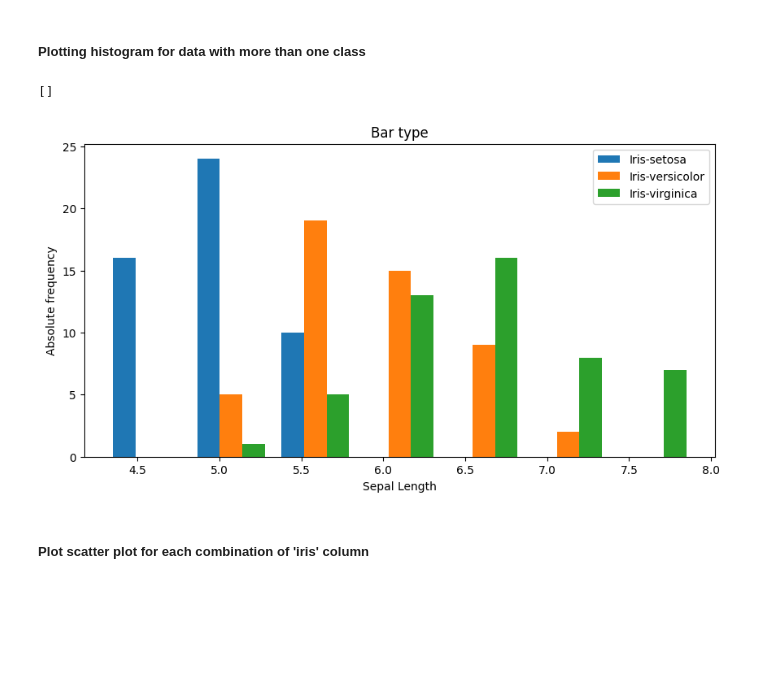
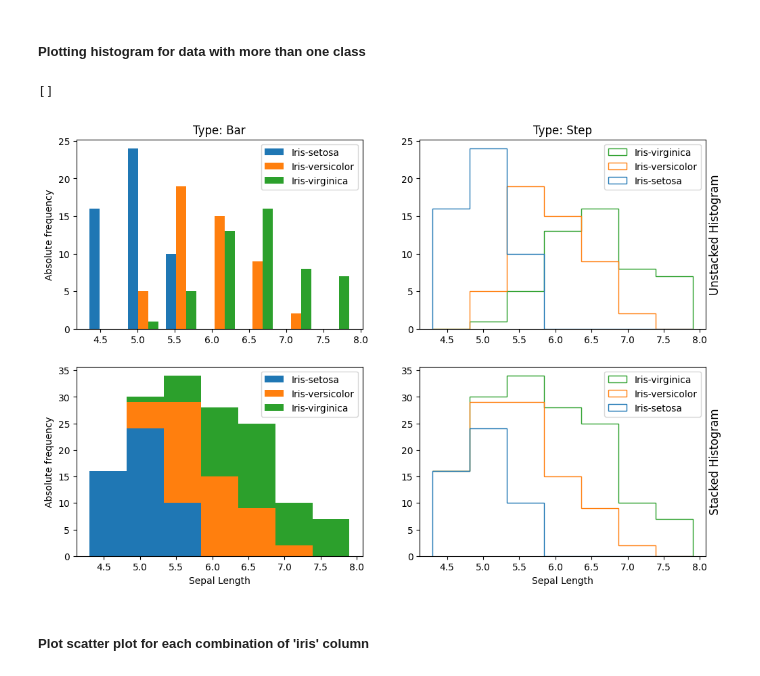
Before and after one commit to przemekbil/FoDA_2021, a Jupyter notebook: pyplot.ipynb, the cells around one changed output. Drawn from its saved outputs; the diff is of its cells as text; code cells hidden in the pictures; blank space fills up the shorter version.

Commit message:
Types of Histogram compared

```diff
--- a/pyplot.ipynb
+++ b/pyplot.ipynb
@@ -518,45 +518,97 @@ plt.show()
 mpl.rcParams.update(mpl.rcParamsDefault)
 
 # Iniitiate an instances of figure and Axes objects
-fig, ax = plt.subplots( figsize=(10,5))
+fig, ((ax0, ax1), (ax2, ax3))  = plt.subplots(2, 2, figsize=(12,8))
 
 
 #PREPARE THE DATA
 
 # Create an empty sepal_l list
 sepal_l=[]
 
 # append the list of sepal_length for each Iris Class
 for c in iris['Class'].unique():
     sepal_l.append( iris[iris['Class']==c]['Sepal_Length'].to_list())
 
 # Calculate number of Histogram bins using Sturge’s Rule
 # as per: https://www.statisticshowto.com/choose-bin-sizes-statistics/
 # Use thelength of the first class as a number of datapoints
 n_bins = int(1 + np.round( 3.322 * np.log10(len(sepal_l[0])) ))
 
 
-# FIRST HISTOGRAM
+# FIRST HISTOGRAM, TYPE: BAR, STACKED: FALSE
 
 # Create a histogram using list of 3 sepal length lists, one for each class
 # Use bar style histogram without stacking
-n, bins, patches = ax.hist(sepal_l, n_bins, label=iris['Class'].unique(), histtype='bar', stacked=False)
+n, bins, patches = ax0.hist(sepal_l, n_bins, label=iris['Class'].unique(), histtype='bar', stacked=False)
 
 # Set the title
-ax.set_title("Bar type")
+ax0.set_title("Type: Bar")
 
 # Show the legend
-ax.legend(prop={'size': 10})
+ax0.legend(prop={'size': 10})
 
 # Set the labels on the Axis
-ax.set_xlabel('Sepal Length', fontsize=10)
-ax.set_ylabel('Absolute frequency', fontsize=10)
+#ax0.set_xlabel('Sepal Length', fontsize=10)
+ax0.set_ylabel('Absolute frequency', fontsize=10)
+
+
+# SECOND HISTOGRAM, TYPE: STEP, STACKED: FALSE
+
+# Create a histogram using list of 3 sepal length lists, one for each class
+# Use bar style histogram without stacking
+n, bins, patches = ax1.hist(sepal_l, n_bins, label=iris['Class'].unique(), histtype='step', stacked=False)
+
+# Set the title
+ax1.set_title("Type: Step")
+
+# Show the legend
+ax1.legend(prop={'size': 10})
+
+# Set the labels on the Axis
+ax1.yaxis.set_label_position("right")
+ax1.set_ylabel('Unstacked Histogram', fontsize=12)
+
+
+# THIRD HISTOGRAM, TYPE: BAR, STACKED: TRUE
+
+# Create a histogram using list of 3 sepal length lists, one for each class
+# Use bar style histogram without stacking
+n, bins, patches = ax2.hist(sepal_l, n_bins, label=iris['Class'].unique(), histtype='bar', stacked=True)
+
+# Set the title
+#ax2.set_title("Type: Bar")
+
+# Show the legend
+ax2.legend(prop={'size': 10})
+
+# Set the labels on the Axis
+ax2.set_xlabel('Sepal Length', fontsize=10)
+ax2.set_ylabel('Absolute frequency', fontsize=10)
+
+
+# FOURTH HISTOGRAM, TYPE: STEP, STACKED: TRUE
+
+# Create a histogram using list of 3 sepal length lists, one for each class
+# Use bar style histogram without stacking
+n, bins, patches = ax3.hist(sepal_l, n_bins, label=iris['Class'].unique(), histtype='step', stacked=True)
+
+# Set the title
+#ax3.set_title("Type: Step")
+
+# Show the legend
+ax3.legend(prop={'size': 10})
+
+# Set the labels on the Axis
+ax3.set_xlabel('Sepal Length', fontsize=10)
+ax3.yaxis.set_label_position("right")
+ax3.set_ylabel('Stacked Histogram', fontsize=12)
 
 # show the plot
 plt.plot()
 # %% [output]
 []
-[figure, old version]
+[figure, new version]
 # %%
 # Only numeric columns selected from Iris df as per:
 # https://stackoverflow.com/questions/25039626/how-do-i-find-numeric-columns-in-pandas
```
